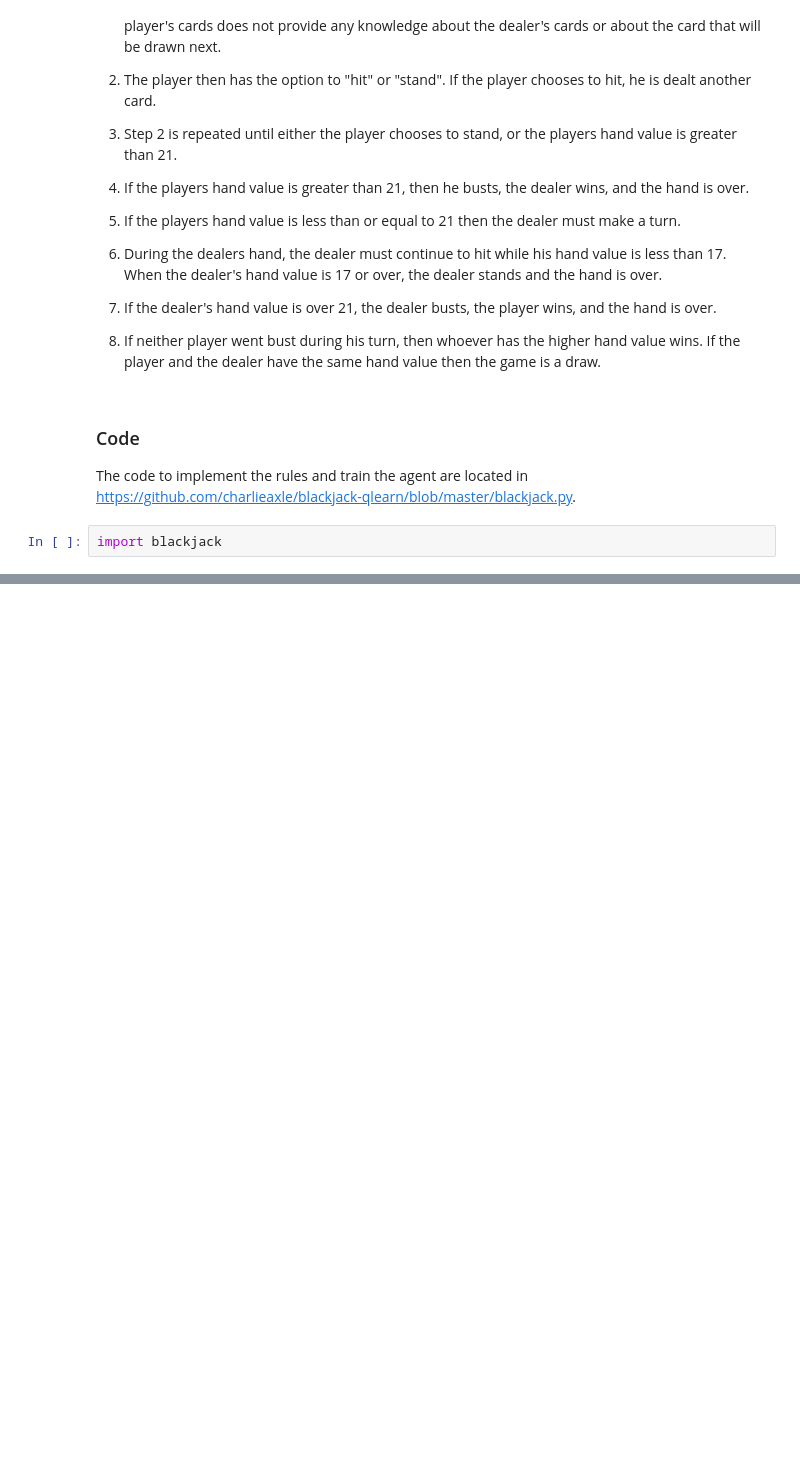
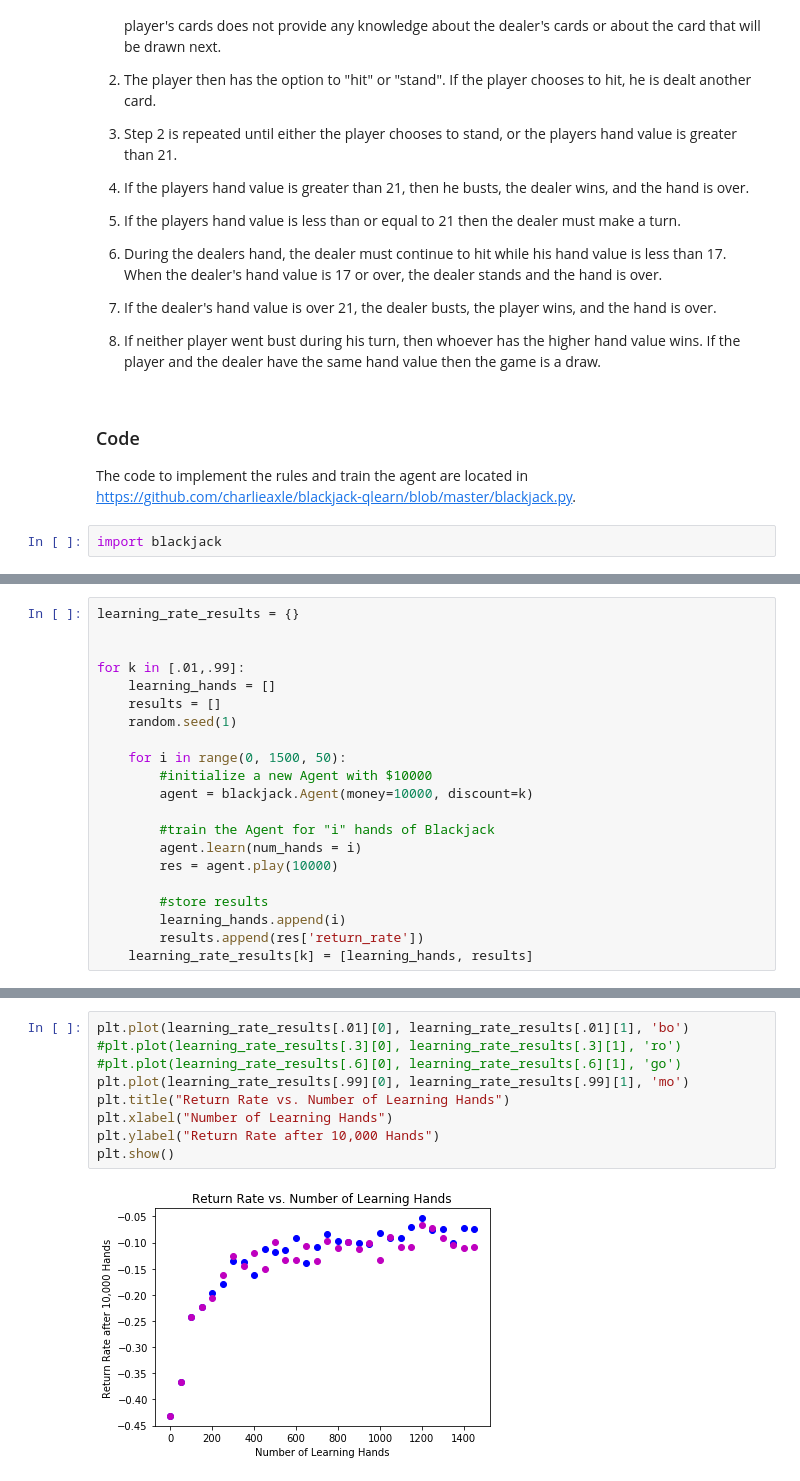
Before and after one commit to charlieaxle/blackjack-qlearn, a Jupyter notebook: blackjack-notebook.ipynb, the cells around one changed output, grey strips where cells are left out. Saved outputs shown, nothing was run; the diff lists cells and outputs as text; blank space fills up the shorter version.

```diff
--- a/blackjack-notebook.ipynb
+++ b/blackjack-notebook.ipynb
@@ -70,0 +169,21 @@ print(blackjack.Hand.__doc__)
+# %%
+learning_rate_results = {}
+
+
+for k in [.01,.99]:
+    learning_hands = []
+    results = []
+    random.seed(1)
+
+    for i in range(0, 1500, 50):
+        #initialize a new Agent with $10000
+        agent = blackjack.Agent(money=10000, discount=k)
+
+        #train the Agent for "i" hands of Blackjack
+        agent.learn(num_hands = i)
+        res = agent.play(10000)
+
+        #store results
+        learning_hands.append(i)
+        results.append(res['return_rate'])
+    learning_rate_results[k] = [learning_hands, results]
@@ -70,0 +210,11 @@ print(blackjack.Hand.__doc__)
+# %%
+plt.plot(learning_rate_results[.01][0], learning_rate_results[.01][1], 'bo')
+#plt.plot(learning_rate_results[.3][0], learning_rate_results[.3][1], 'ro')
+#plt.plot(learning_rate_results[.6][0], learning_rate_results[.6][1], 'go')
+plt.plot(learning_rate_results[.99][0], learning_rate_results[.99][1], 'mo')
+plt.title("Return Rate vs. Number of Learning Hands")
+plt.xlabel("Number of Learning Hands")
+plt.ylabel("Return Rate after 10,000 Hands")
+plt.show()
+# %% [output]
+[figure, added]
```
Also changed, not shown: parts of 17 cells of this notebook, 2 other files.
